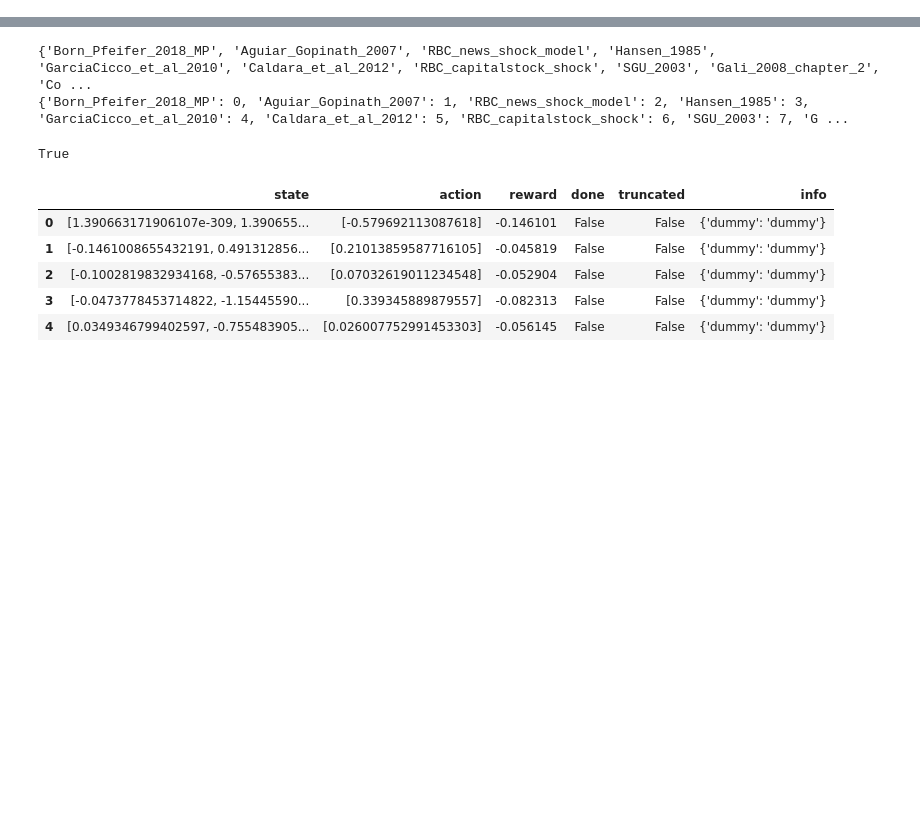
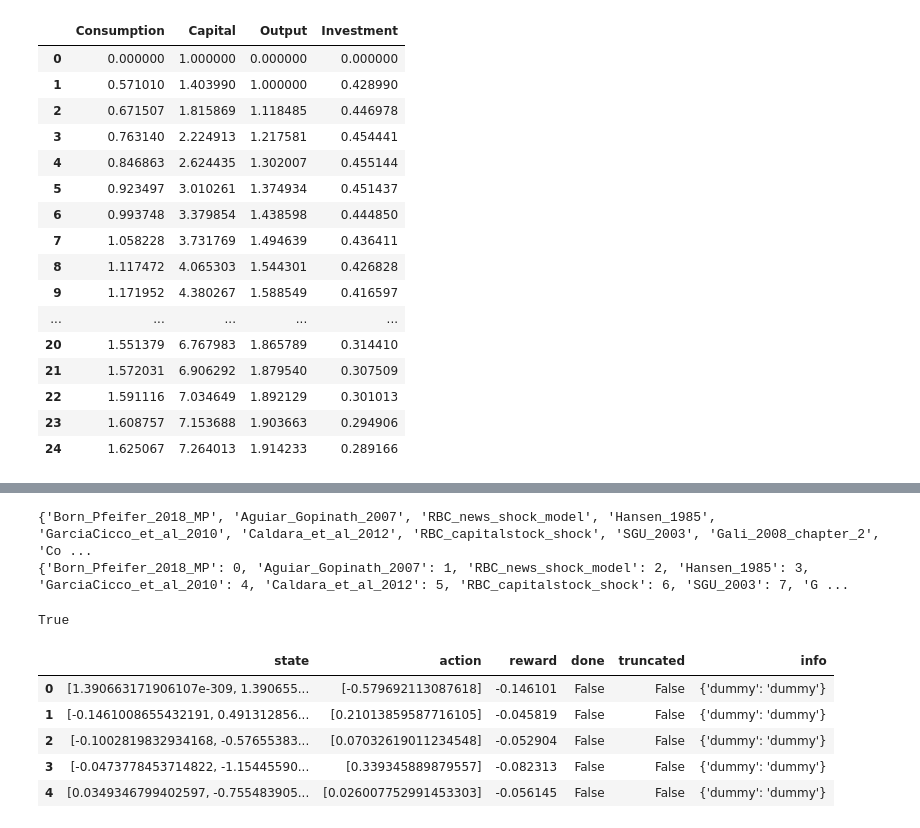
Before and after one commit to Alexponomarev7/marl-macro-modeling, a Jupyter notebook: lib/envs/junk.ipynb, the cells around one changed output, grey strips where cells are left out. Cells and saved outputs as stored; diff of their text form; code cells hidden in the pictures; blank space fills up the shorter version.

```diff
--- a/lib/envs/junk.ipynb
+++ b/lib/envs/junk.ipynb
@@ -0,0 +59,20 @@
+# %%
+df_dynare.iloc[:25]
+# %% [output]
+|  | Consumption | Capital | Output | Investment |
+| 0 | 0.000000 | 1.000000 | 0.000000 | 0.000000 |
+| 1 | 0.571010 | 1.403990 | 1.000000 | 0.428990 |
+| 2 | 0.671507 | 1.815869 | 1.118485 | 0.446978 |
+| 3 | 0.763140 | 2.224913 | 1.217581 | 0.454441 |
+| 4 | 0.846863 | 2.624435 | 1.302007 | 0.455144 |
+| 5 | 0.923497 | 3.010261 | 1.374934 | 0.451437 |
+| 6 | 0.993748 | 3.379854 | 1.438598 | 0.444850 |
+| 7 | 1.058228 | 3.731769 | 1.494639 | 0.436411 |
+| 8 | 1.117472 | 4.065303 | 1.544301 | 0.426828 |
+| 9 | 1.171952 | 4.380267 | 1.588549 | 0.416597 |
+| ... | ... | ... | ... | ... |
+| 20 | 1.551379 | 6.767983 | 1.865789 | 0.314410 |
+| 21 | 1.572031 | 6.906292 | 1.879540 | 0.307509 |
+| 22 | 1.591116 | 7.034649 | 1.892129 | 0.301013 |
+| 23 | 1.608757 | 7.153688 | 1.903663 | 0.294906 |
+| 24 | 1.625067 | 7.264013 | 1.914233 | 0.289166 |
```
Also changed, not shown: parts of 4 cells of this notebook, 10 other files.
